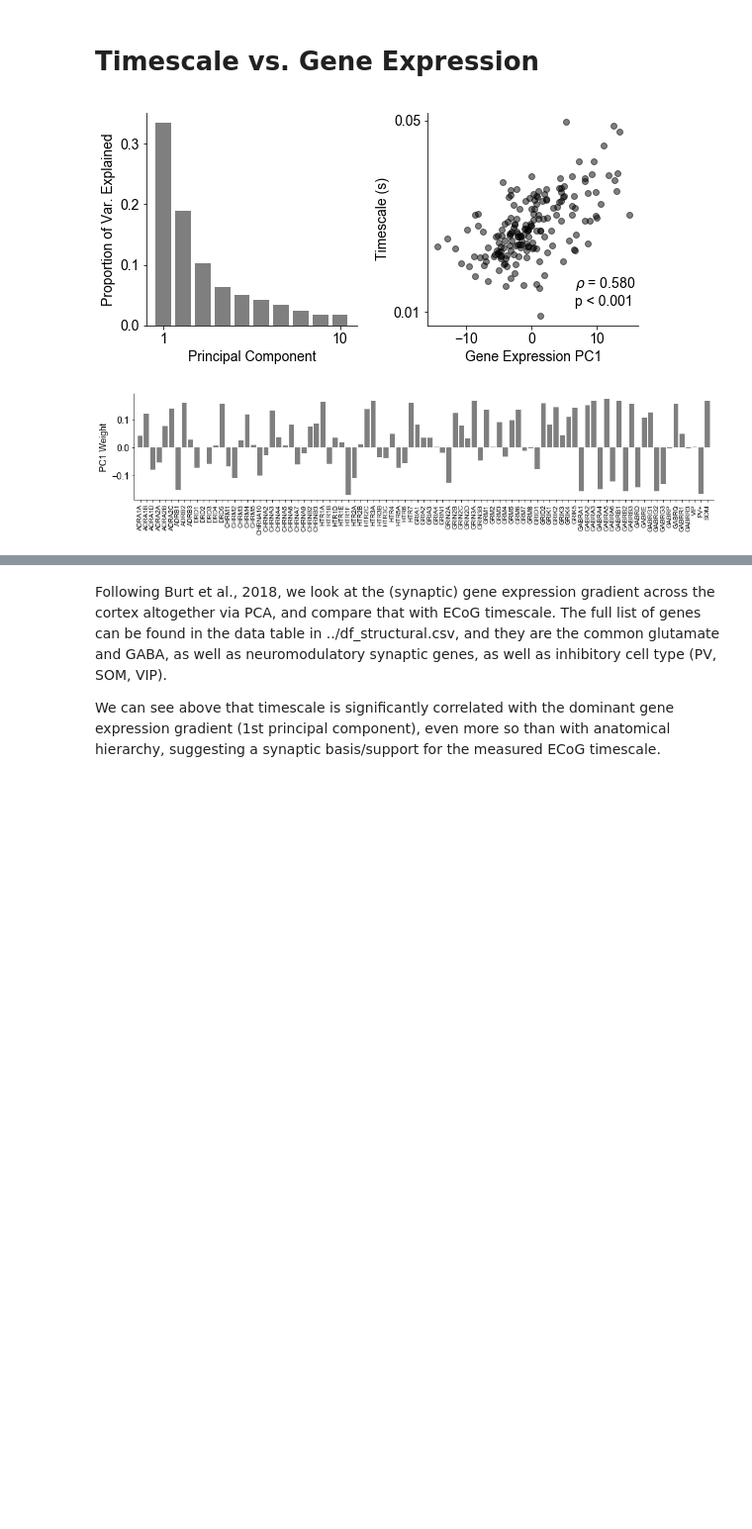
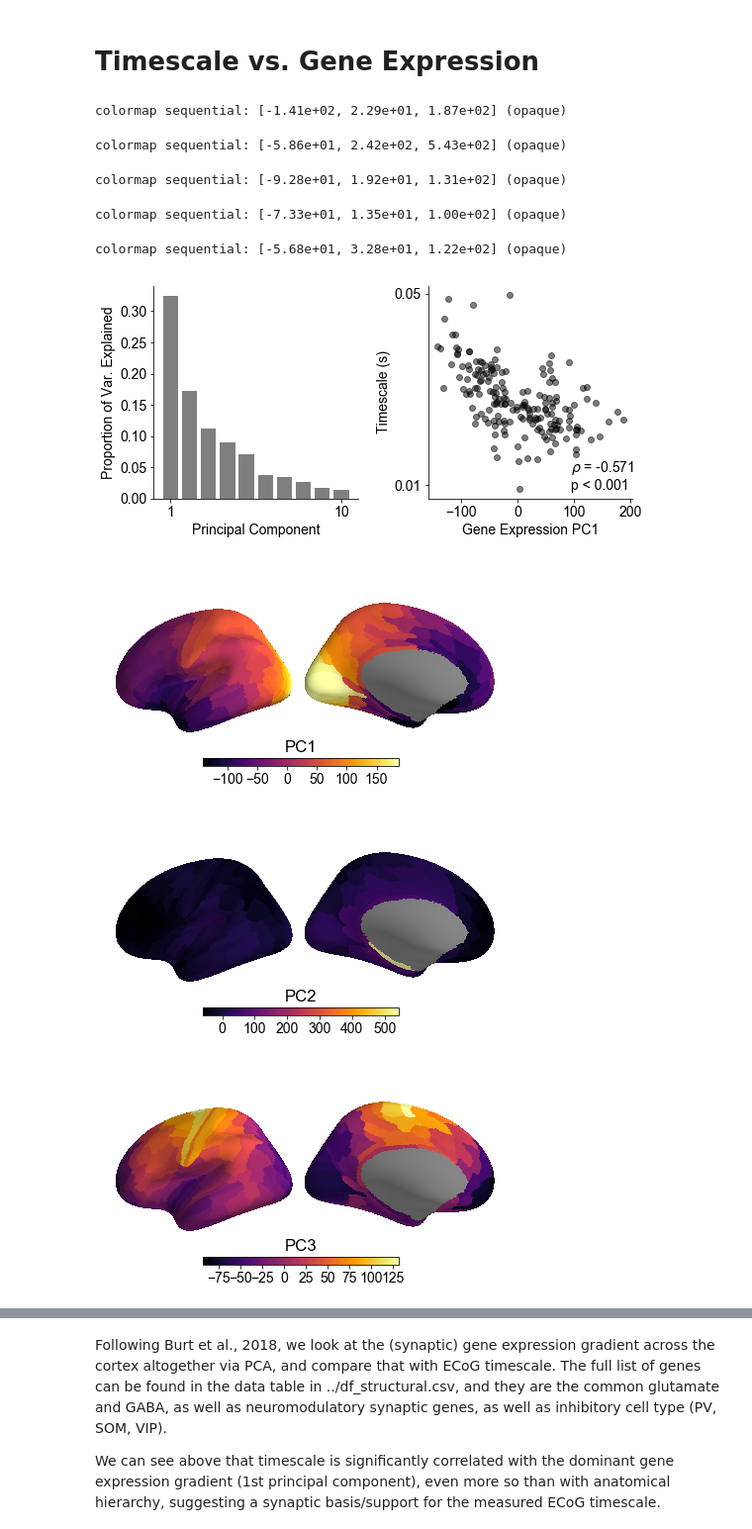
Before and after one commit to rdgao/field-echos, a Jupyter notebook: notebooks/3_viz_human_MMP.ipynb, the cells around one changed output, grey strips where cells are left out. Shown at 99% size. Cells and saved outputs as stored; diff of their text form; code cells hidden in the pictures; blank space fills up the shorter version.

Commit message:
finished rerunning human stuff with all genes

```diff
--- a/notebooks/3_viz_human_MMP.ipynb
+++ b/notebooks/3_viz_human_MMP.ipynb
@@ -228,38 +228,41 @@ __In summary, fast synaptic fluctuation timescales measured via human ECoG is si
 # %%
 # perform PCA on all genes
 n_pcs = 10
 gene_pca = decomposition.PCA(n_pcs)
-gene_pca.fit(np.array(df_struct)[:,2:])
-gene_grad = gene_pca.fit_transform(np.array(df_struct)[:,2:])
+gene_pca.fit(np.array(df_struct)[:,1:])
+gene_grad = gene_pca.fit_transform(np.array(df_struct)[:,1:])
+df_pc_weights = pd.DataFrame(gene_pca.components_.T, index=df_struct.columns[1:], columns=['pc%i'%i for i in range(1, n_pcs+1)])
 
 x = gene_grad[:,0]
 y = tau_parcel.values
 rho, _, p_resamp, _ = echo_utils.perm_spearman(x, y, 1000, 'shuffle')
 
 plt.figure(figsize=(8,4))
 
 plt.subplot(1,2,1)
 plt.bar(range(1,n_pcs+1), gene_pca.explained_variance_ratio_, fc='k', alpha=0.5)
 plt.xticks([1, 10], ['1', '10']);
 plt.xlabel('Principal Component'); plt.ylabel('Proportion of Var. Explained'); despine();
 
 plt.subplot(1,2,2)
 plt.plot(x, y, 'ok', alpha=0.5); plt.yscale('log')
 plt.xlabel('Gene Expression PC1'); plt.ylabel('Timescale (s)'); despine()
 plt.yticks([0.01, 0.05], ['0.01', '0.05']); plt.tick_params('y', which='minor', left=False, labelleft=False)
-plt.annotate(echo_utils.sig_str(rho, p_resamp, form='text'), xy=(0.7,0.1), xycoords='axes fraction');
+plt.annotate(echo_utils.sig_str(rho, p_resamp, form='text'), xy=(0.7,0.05), xycoords='axes fraction');
 plt.tight_layout();
 plt.savefig(fig_path[:-4]%('mmp_tau_genePC1_%i'%d_query), bbox_inches='tight')
 
-# what are the genes that contribute the most to PC1
-# pd.DataFrame(gene_pca.components_[0,:], index=df_struct.columns[2:]).T
-
-pc_weights = pd.DataFrame(gene_pca.components_[0,:], index=df_struct.columns[2:], columns=['weight'])
-plt.figure(figsize=(16,3))
-plt.bar(range(len(pc_weights)), pc_weights['weight'].values, fc='k', alpha=0.5)
-plt.xticks(range(len(pc_weights)), pc_weights.index, rotation=90, fontsize=10);
-plt.xlim([-1,len(pc_weights)]); plt.ylabel('PC1 Weight'); despine()
-plt.savefig(fig_path[:-4]%('mmp_tau_genePC1_loading_%i'%d_query), bbox_inches='tight')
+# plot gene projection on MMP brain
+for i_pc in range(5):
+    plt.figure(figsize=(6,6))
+    echo_utils.plot_MMP(gene_grad[:,i_pc], save_file=fig_path%('mmp_gene_PC'+str(i_pc+1)), bp=0, title='PC%i'%(i_pc+1))
 # %% [output]
+colormap sequential: [-1.41e+02, 2.29e+01, 1.87e+02] (opaque)
+colormap sequential: [-5.86e+01, 2.42e+02, 5.43e+02] (opaque)
+colormap sequential: [-9.28e+01, 1.92e+01, 1.31e+02] (opaque)
+colormap sequential: [-7.33e+01, 1.35e+01, 1.00e+02] (opaque)
+colormap sequential: [-5.68e+01, 3.28e+01, 1.22e+02] (opaque)
-[figure, old version]
+[figure, new version]
-[figure, old version]
+[figure, new version]
+[figure, added]
+[figure, added]
```
Also changed, not shown: parts of 14 cells of this notebook, 27 other files.
